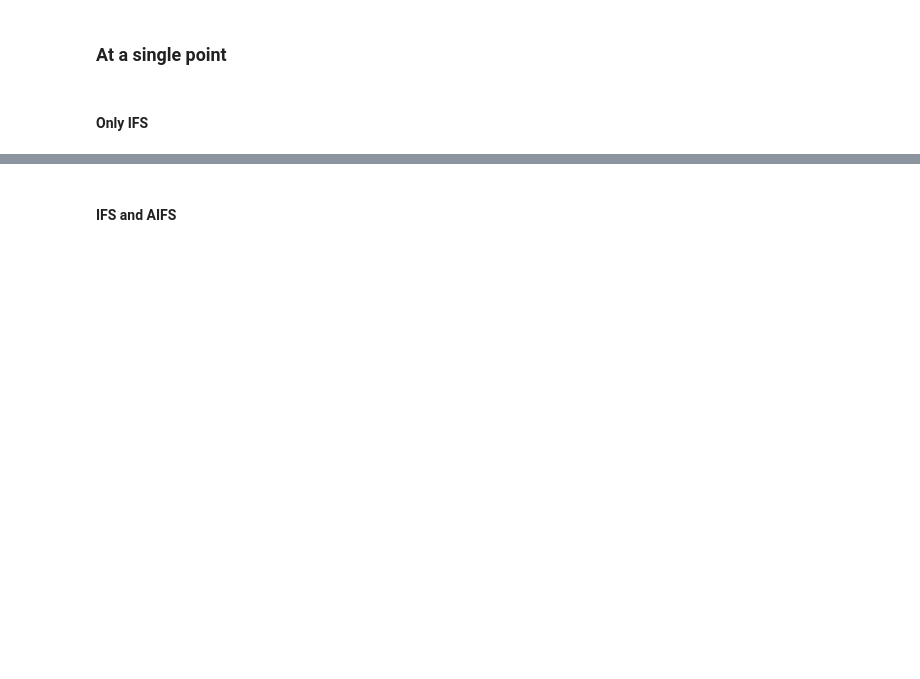
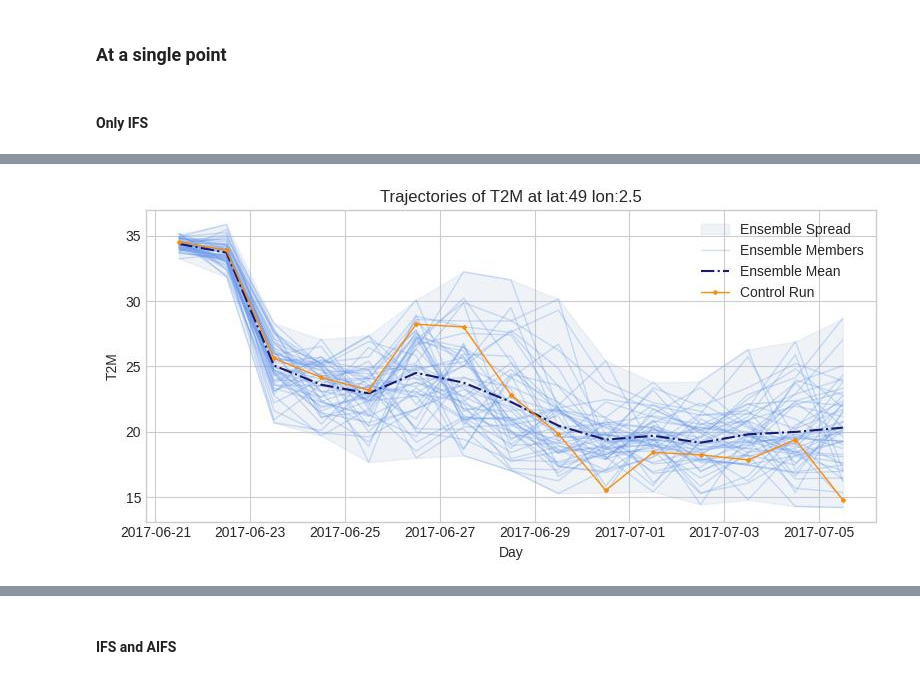
Before and after one commit to paoloChevalier/rare-event-simulation-using-ai-weather-forecasting, a Jupyter notebook: Notebooks/lyapunov_exponents_ensemble_forecasts_ecmwf.ipynb, the cells around one changed output, grey strips where cells are left out. Drawn from its saved outputs; the diff is of its cells as text; code cells hidden in the pictures; blank space fills up the shorter version.

```diff
--- a/Notebooks/lyapunov_exponents_ensemble_forecasts_ecmwf.ipynb
+++ b/Notebooks/lyapunov_exponents_ensemble_forecasts_ecmwf.ipynb
@@ -134,3 +151,5 @@ chaos_ifs_20150622.plot_trajectories_on_single_point(paris_latitude,paris_longit
 # %%
-chaos_ifs_20170621.plot_trajectories_on_single_point(paris_latitude,paris_longitude)
+chaos_ifs_20170621.plot_trajectories_on_single_point(paris_latitude,paris_longitude,[12])
+# %% [output]
+[figure, added]
 # %%
```
Also changed, not shown: parts of 64 cells of this notebook.
